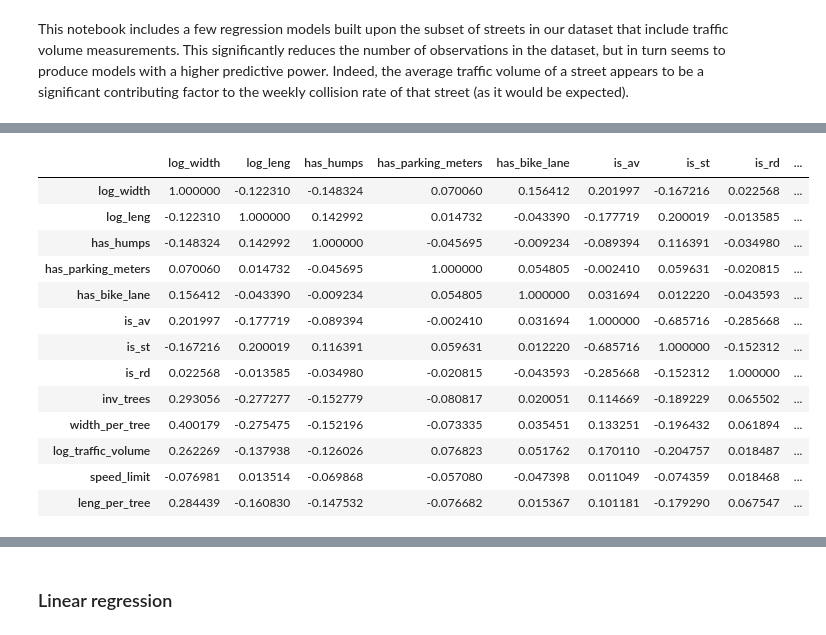
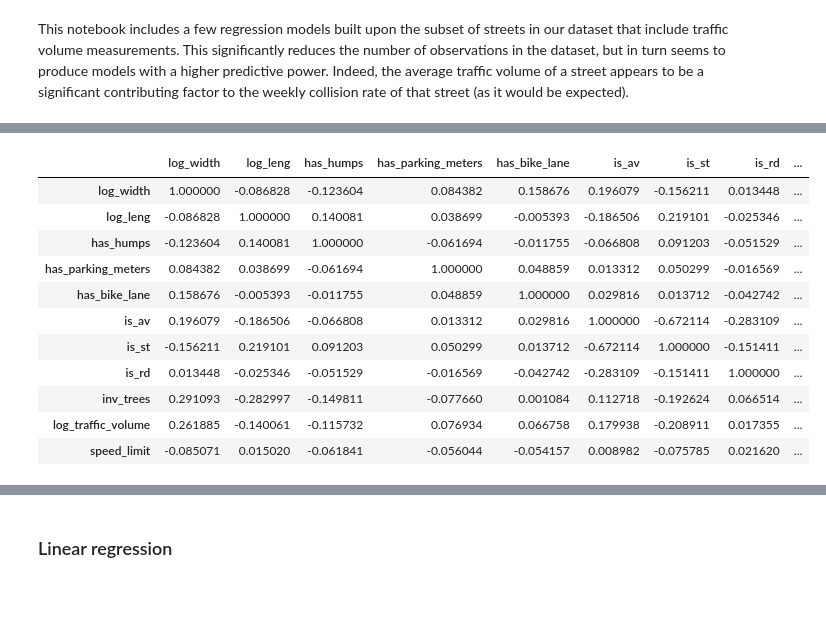
Before and after one commit to jacobvhook/road-speed, a Jupyter notebook: examples/regression_traffic_vol.ipynb, the cells around one changed output, grey strips where cells are left out. Drawn from its saved outputs; the diff is of its cells as text; code cells hidden in the pictures; blank space fills up the shorter version.

```diff
--- a/examples/regression_traffic_vol.ipynb
+++ b/examples/regression_traffic_vol.ipynb
@@ -12,5 +12,4 @@ from pathlib import Path
 
 DATA_FOLDER = Path("../data")
 
-collisions = pd.read_pickle(DATA_FOLDER / "final_dataset.pkl")
-collisions_df = collisions.drop(columns=["physicalid", "geometry"])
+collisions = pd.read_pickle(DATA_FOLDER / "final_dataset_train.pkl")
@@ -32,27 +24,22 @@ collisions_train, collisions_test = train_test_split(
+# %%
+collisions_train = collisions[collisions["has_volume_meas"]].drop(
+    columns=["physicalid", "geometry"]
+)
 # %%
 import numpy as np
 
-is_av_mask = (
-    (collisions_train["post_type"].isin(["AVE", "BLVD"]))
-    | (collisions_train["pre_type"] == "AVE")
-    | (collisions_train["st_name"].isin(["BROADWAY", "BOWERY"]))
-)
-is_st_mask = collisions_train["post_type"] == "ST"
-is_rd_mask = collisions_train["post_type"].isin(["RD", "ROAD"])
-
-# Data generator
-collisions_train["is_av"] = is_av_mask
-collisions_train["is_st"] = is_st_mask
-collisions_train["is_rd"] = is_rd_mask
+collisions_train_extra = collisions_train.copy()
 
 # Pipeline
-collisions_train["log_leng"] = np.log(collisions_train["shape_leng"])
-collisions_train["log_width"] = np.log(collisions_train["st_width"])
-collisions_train["inv_trees"] = 1.0 / (1 + collisions_train["n_trees"])
-collisions_train["leng_per_tree"] = collisions_train["log_leng"] / (
-    1 + collisions_train["n_trees"]
+collisions_train_extra["log_leng"] = np.log1p(collisions_train_extra["shape_leng"])
+collisions_train_extra["log_width"] = np.log1p(collisions_train_extra["st_width"])
+collisions_train_extra["inv_trees"] = 1.0 / (1 + collisions_train_extra["n_trees"])
+collisions_train_extra["leng_per_tree"] = collisions_train_extra["log_leng"] / (
+    1 + collisions_train_extra["n_trees"]
 )
-collisions_train["width_per_tree"] = collisions_train["log_width"] / (
-    1 + collisions_train["n_trees"]
+collisions_train_extra["width_per_tree"] = collisions_train_extra["log_width"] / (
+    1 + collisions_train_extra["n_trees"]
 )
-collisions_train["log_traffic_volume"] = np.log1p(collisions_train["traffic_volume"])
+collisions_train_extra["log_traffic_volume"] = np.log1p(
+    collisions_train_extra["traffic_volume"]
+)
@@ -80,25 +94,21 @@ linear_reg_features = [
     "is_st",
     "is_rd",
     "inv_trees",
-    "width_per_tree",
     "log_traffic_volume",
     "speed_limit",
-    "leng_per_tree",
 ]
 # %%
-collisions_train[linear_reg_features].corr()
+collisions_train_extra[linear_reg_features].corr()
 # %% [output]
 |  | log_width | log_leng | has_humps | has_parking_meters | has_bike_lane | is_av | is_st | is_rd | ... |
-| log_width | 1.000000 | -0.122310 | -0.148324 | 0.070060 | 0.156412 | 0.201997 | -0.167216 | 0.022568 | ... |
-| log_leng | -0.122310 | 1.000000 | 0.142992 | 0.014732 | -0.043390 | -0.177719 | 0.200019 | -0.013585 | ... |
-| has_humps | -0.148324 | 0.142992 | 1.000000 | -0.045695 | -0.009234 | -0.089394 | 0.116391 | -0.034980 | ... |
-| has_parking_meters | 0.070060 | 0.014732 | -0.045695 | 1.000000 | 0.054805 | -0.002410 | 0.059631 | -0.020815 | ... |
-| has_bike_lane | 0.156412 | -0.043390 | -0.009234 | 0.054805 | 1.000000 | 0.031694 | 0.012220 | -0.043593 | ... |
-| is_av | 0.201997 | -0.177719 | -0.089394 | -0.002410 | 0.031694 | 1.000000 | -0.685716 | -0.285668 | ... |
-| is_st | -0.167216 | 0.200019 | 0.116391 | 0.059631 | 0.012220 | -0.685716 | 1.000000 | -0.152312 | ... |
-| is_rd | 0.022568 | -0.013585 | -0.034980 | -0.020815 | -0.043593 | -0.285668 | -0.152312 | 1.000000 | ... |
-| inv_trees | 0.293056 | -0.277277 | -0.152779 | -0.080817 | 0.020051 | 0.114669 | -0.189229 | 0.065502 | ... |
-| width_per_tree | 0.400179 | -0.275475 | -0.152196 | -0.073335 | 0.035451 | 0.133251 | -0.196432 | 0.061894 | ... |
-| log_traffic_volume | 0.262269 | -0.137938 | -0.126026 | 0.076823 | 0.051762 | 0.170110 | -0.204757 | 0.018487 | ... |
-| speed_limit | -0.076981 | 0.013514 | -0.069868 | -0.057080 | -0.047398 | 0.011049 | -0.074359 | 0.018468 | ... |
-| leng_per_tree | 0.284439 | -0.160830 | -0.147532 | -0.076682 | 0.015367 | 0.101181 | -0.179290 | 0.067547 | ... |
+| log_width | 1.000000 | -0.086828 | -0.123604 | 0.084382 | 0.158676 | 0.196079 | -0.156211 | 0.013448 | ... |
+| log_leng | -0.086828 | 1.000000 | 0.140081 | 0.038699 | -0.005393 | -0.186506 | 0.219101 | -0.025346 | ... |
+| has_humps | -0.123604 | 0.140081 | 1.000000 | -0.061694 | -0.011755 | -0.066808 | 0.091203 | -0.051529 | ... |
+| has_parking_meters | 0.084382 | 0.038699 | -0.061694 | 1.000000 | 0.048859 | 0.013312 | 0.050299 | -0.016569 | ... |
+| has_bike_lane | 0.158676 | -0.005393 | -0.011755 | 0.048859 | 1.000000 | 0.029816 | 0.013712 | -0.042742 | ... |
+| is_av | 0.196079 | -0.186506 | -0.066808 | 0.013312 | 0.029816 | 1.000000 | -0.672114 | -0.283109 | ... |
+| is_st | -0.156211 | 0.219101 | 0.091203 | 0.050299 | 0.013712 | -0.672114 | 1.000000 | -0.151411 | ... |
+| is_rd | 0.013448 | -0.025346 | -0.051529 | -0.016569 | -0.042742 | -0.283109 | -0.151411 | 1.000000 | ... |
+| inv_trees | 0.291093 | -0.282997 | -0.149811 | -0.077660 | 0.001084 | 0.112718 | -0.192624 | 0.066514 | ... |
+| log_traffic_volume | 0.261885 | -0.140061 | -0.115732 | 0.076934 | 0.066758 | 0.179938 | -0.208911 | 0.017355 | ... |
+| speed_limit | -0.085071 | 0.015020 | -0.061841 | -0.056044 | -0.054157 | 0.008982 | -0.075785 | 0.021620 | ... |
```
Also changed, not shown: parts of 22 cells of this notebook.
